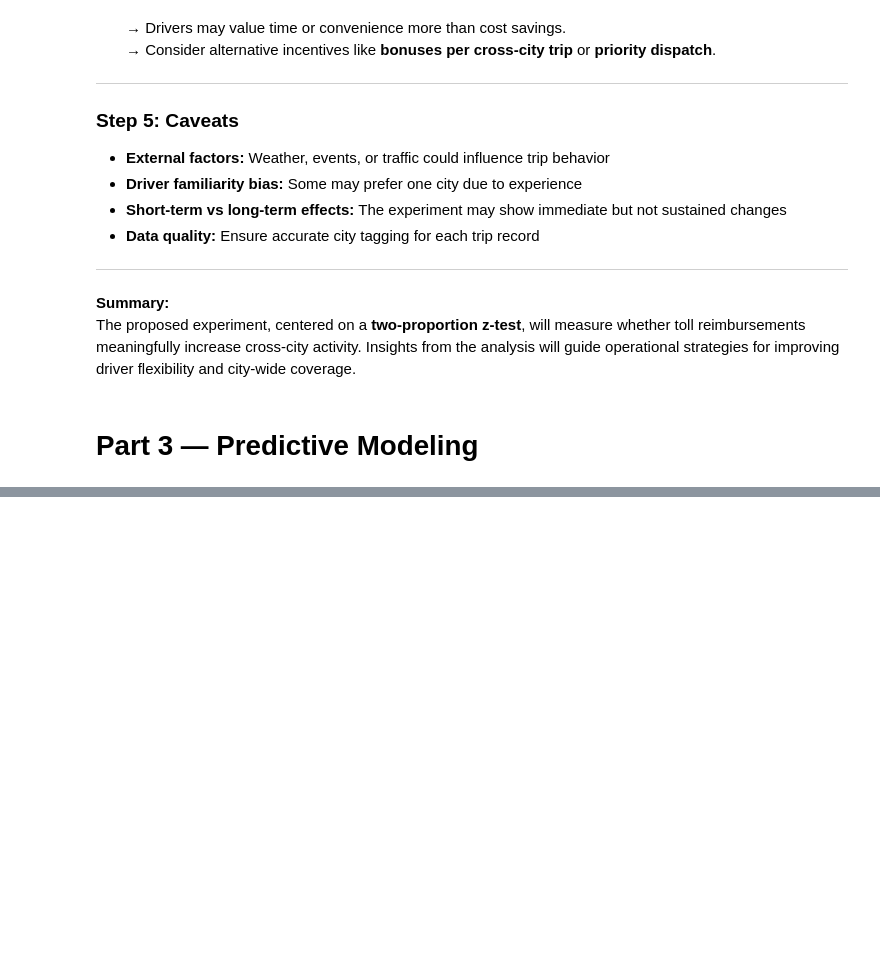
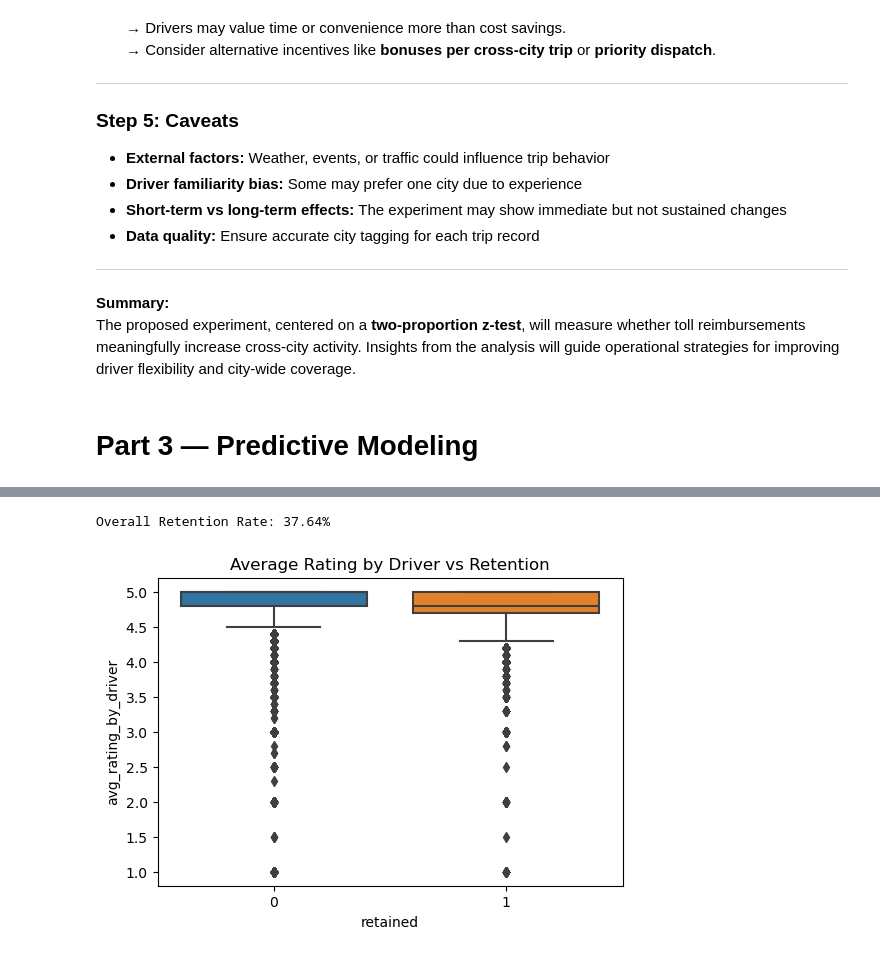
Before and after one commit to Alan-Akkara/Springboard-DS, a Jupyter notebook: Ultimate_tech_part1.ipynb, the cells around one changed output, grey strips where cells are left out. Cells and saved outputs as stored; diff of their text form; code cells hidden in the pictures; blank space fills up the shorter version.

```diff
--- a/Ultimate_tech_part1.ipynb
+++ b/Ultimate_tech_part1.ipynb
@@ -574,0 +450,11 @@ plt.legend(); plt.show()
+# %%
+df['ultimate_black_user'] = df['ultimate_black_user'].astype(int)
+df['retained'] = df['retained'].astype(int)
+# %%
+df['signup_month'] = df['signup_date'].dt.month
+# %%
+latest_date = df['last_trip_date'].max()
+df['recent_user'] = (latest_date - df['last_trip_date']).dt.days <= 30
+df['recent_user'] = df['recent_user'].astype(int)
+# %%
+df = pd.get_dummies(df, columns=['city', 'phone'], drop_first=True)
@@ -574,0 +511,12 @@ plt.legend(); plt.show()
+# %%
+retention_rate = df['retained'].mean() * 100
+print(f"\nOverall Retention Rate: {retention_rate:.2f}%")
+# %% [output]
+Overall Retention Rate: 37.64%
+# %%
+plt.figure(figsize=(6, 4))
+sns.boxplot(x='retained', y='avg_rating_by_driver', data=df)
+plt.title("Average Rating by Driver vs Retention")
+plt.show()
+# %% [output]
+[figure, added]
```
Also changed, not shown: parts of 62 cells of this notebook.
